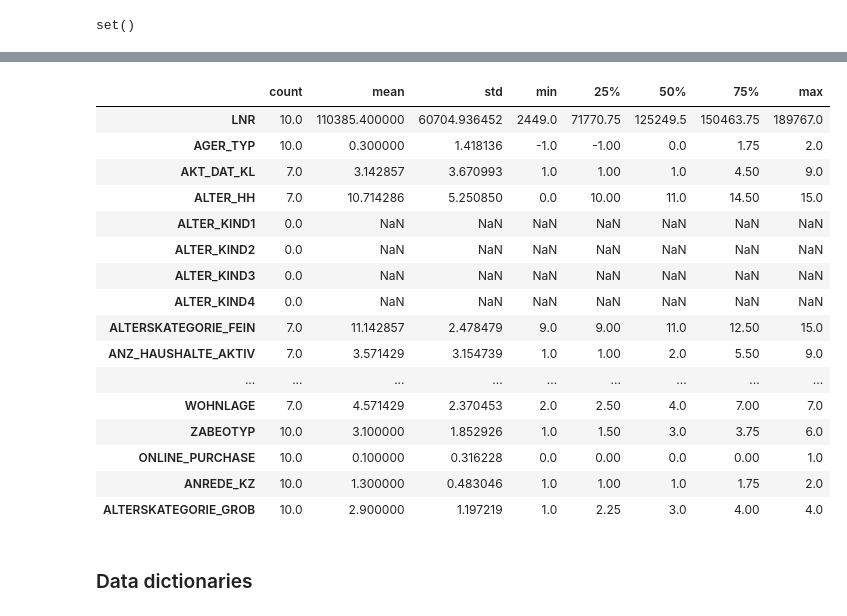
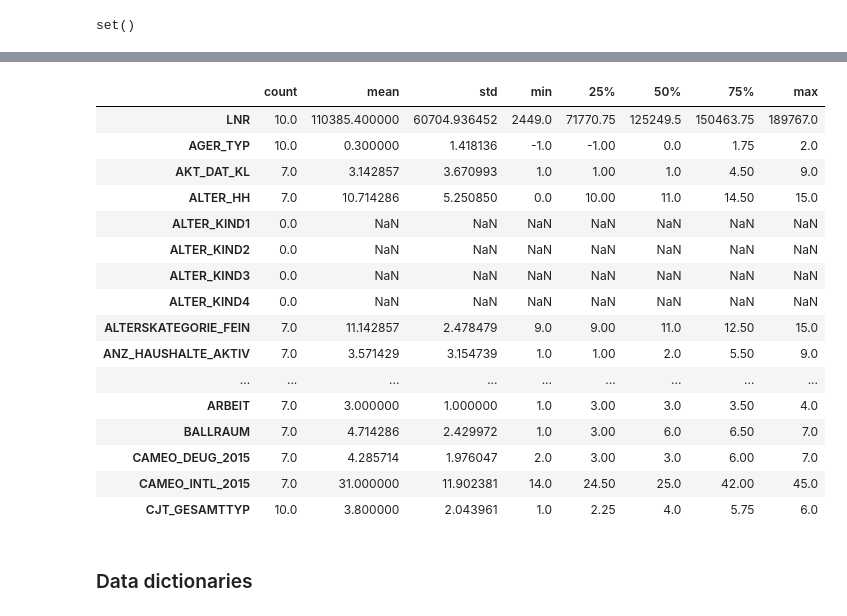
Before and after one commit to mfgriffin467/aws_udacity_mle_capstone, a Jupyter notebook: Arvato Project Workbook.ipynb, the cells around one changed output, grey strips where cells are left out. Cells and saved outputs as stored; diff of their text form; code cells hidden in the pictures.

```diff
--- a/Arvato Project Workbook.ipynb
+++ b/Arvato Project Workbook.ipynb
@@ -142,25 +142,25 @@ customers.head()
 | 8224 | 31730 | -1 | 1.0 | 15.0 | NaN | NaN | NaN | NaN | ... |
 | 59605 | 2449 | 1 | 1.0 | 11.0 | NaN | NaN | NaN | NaN | ... |
 # %%
-customers.head(10).describe().T
+customers.head(10).describe().T.head(20)
 # %% [output]
 |  | count | mean | std | min | 25% | 50% | 75% | max |
 | LNR | 10.0 | 110385.400000 | 60704.936452 | 2449.0 | 71770.75 | 125249.5 | 150463.75 | 189767.0 |
 | AGER_TYP | 10.0 | 0.300000 | 1.418136 | -1.0 | -1.00 | 0.0 | 1.75 | 2.0 |
 | AKT_DAT_KL | 7.0 | 3.142857 | 3.670993 | 1.0 | 1.00 | 1.0 | 4.50 | 9.0 |
 | ALTER_HH | 7.0 | 10.714286 | 5.250850 | 0.0 | 10.00 | 11.0 | 14.50 | 15.0 |
 | ALTER_KIND1 | 0.0 | NaN | NaN | NaN | NaN | NaN | NaN | NaN |
 | ALTER_KIND2 | 0.0 | NaN | NaN | NaN | NaN | NaN | NaN | NaN |
 | ALTER_KIND3 | 0.0 | NaN | NaN | NaN | NaN | NaN | NaN | NaN |
 | ALTER_KIND4 | 0.0 | NaN | NaN | NaN | NaN | NaN | NaN | NaN |
 | ALTERSKATEGORIE_FEIN | 7.0 | 11.142857 | 2.478479 | 9.0 | 9.00 | 11.0 | 12.50 | 15.0 |
 | ANZ_HAUSHALTE_AKTIV | 7.0 | 3.571429 | 3.154739 | 1.0 | 1.00 | 2.0 | 5.50 | 9.0 |
 | ... | ... | ... | ... | ... | ... | ... | ... | ... |
-| WOHNLAGE | 7.0 | 4.571429 | 2.370453 | 2.0 | 2.50 | 4.0 | 7.00 | 7.0 |
-| ZABEOTYP | 10.0 | 3.100000 | 1.852926 | 1.0 | 1.50 | 3.0 | 3.75 | 6.0 |
-| ONLINE_PURCHASE | 10.0 | 0.100000 | 0.316228 | 0.0 | 0.00 | 0.0 | 0.00 | 1.0 |
-| ANREDE_KZ | 10.0 | 1.300000 | 0.483046 | 1.0 | 1.00 | 1.0 | 1.75 | 2.0 |
-| ALTERSKATEGORIE_GROB | 10.0 | 2.900000 | 1.197219 | 1.0 | 2.25 | 3.0 | 4.00 | 4.0 |
+| ARBEIT | 7.0 | 3.000000 | 1.000000 | 1.0 | 3.00 | 3.0 | 3.50 | 4.0 |
+| BALLRAUM | 7.0 | 4.714286 | 2.429972 | 1.0 | 3.00 | 6.0 | 6.50 | 7.0 |
+| CAMEO_DEUG_2015 | 7.0 | 4.285714 | 1.976047 | 2.0 | 3.00 | 3.0 | 6.00 | 7.0 |
+| CAMEO_INTL_2015 | 7.0 | 31.000000 | 11.902381 | 14.0 | 24.50 | 25.0 | 42.00 | 45.0 |
+| CJT_GESAMTTYP | 10.0 | 3.800000 | 2.043961 | 1.0 | 2.25 | 4.0 | 5.75 | 6.0 |
 # %%
 # List of non-customer fields - drops PRODUCT_GROUP and CUSTOMER_GROUP
 keep_cols = list(azdias.columns)
```
Also changed, not shown: parts of 1 cell of this notebook, 2 other files.
